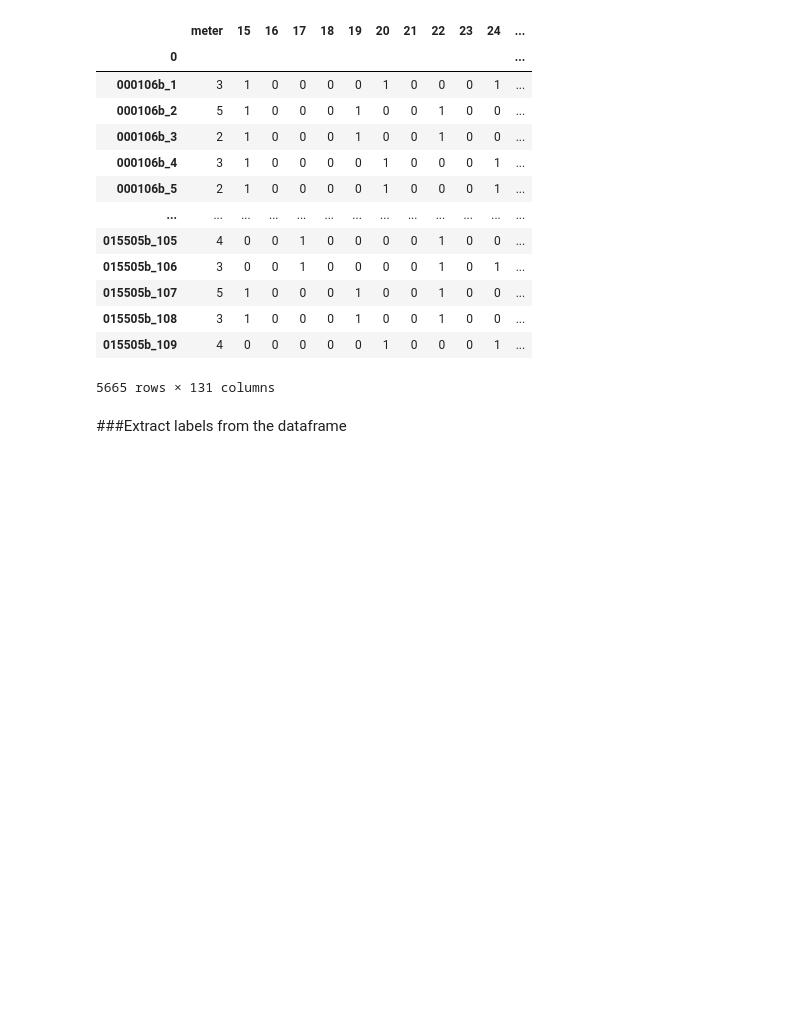
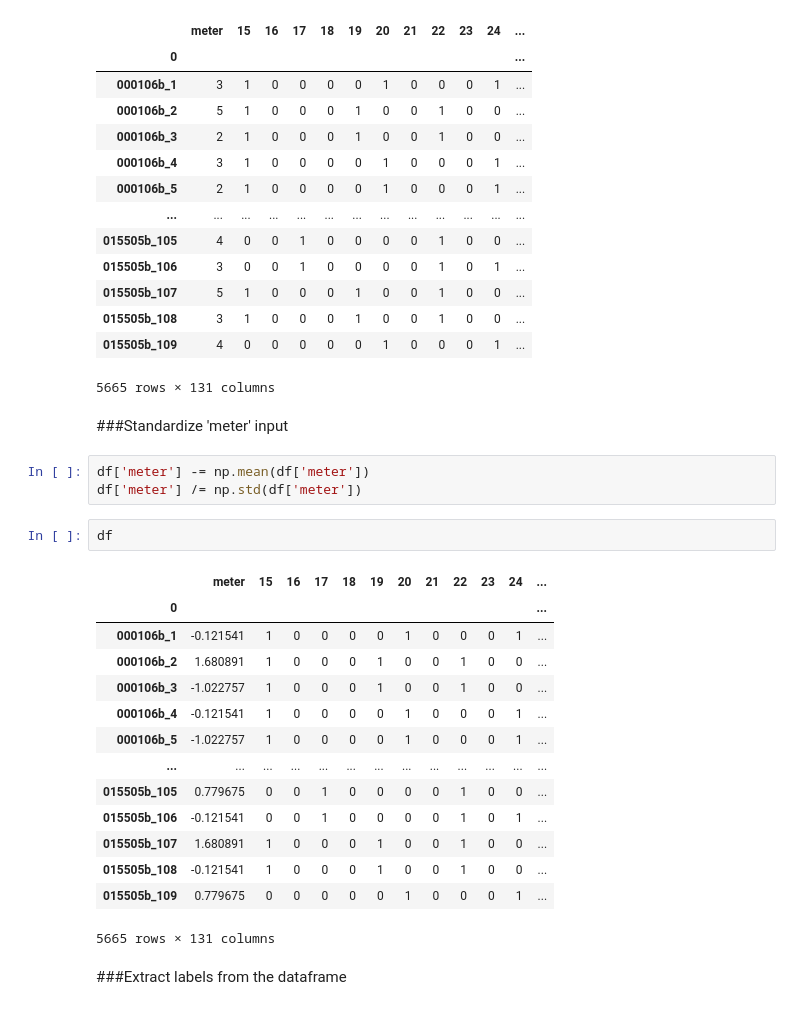
Before and after one commit to chanijung/Deep_Learning_Practice, a Jupyter notebook: chord_classifier_nn.ipynb, the cells around one changed output. Saved outputs shown, nothing was run; the diff lists cells and outputs as text; blank space fills up the shorter version.

```diff
--- a/chord_classifier_nn.ipynb
+++ b/chord_classifier_nn.ipynb
@@ -150,6 +151,28 @@ df
 | 015505b_108 | 3 | 1 | 0 | 0 | 0 | 1 | 0 | 0 | 1 | 0 | 0 | ... |
 | 015505b_109 | 4 | 0 | 0 | 0 | 0 | 0 | 1 | 0 | 0 | 0 | 1 | ... |
 5665 rows × 131 columns
+# %% [markdown]
+###Standardize 'meter' input
+# %%
+df['meter'] -= np.mean(df['meter'])
+df['meter'] /= np.std(df['meter'])
+# %%
+df
+# %% [output]
+|  | meter | 15 | 16 | 17 | 18 | 19 | 20 | 21 | 22 | 23 | 24 | ... |
+| 0 |  |  |  |  |  |  |  |  |  |  |  | ... |
+| 000106b_1 | -0.121541 | 1 | 0 | 0 | 0 | 0 | 1 | 0 | 0 | 0 | 1 | ... |
+| 000106b_2 | 1.680891 | 1 | 0 | 0 | 0 | 1 | 0 | 0 | 1 | 0 | 0 | ... |
+| 000106b_3 | -1.022757 | 1 | 0 | 0 | 0 | 1 | 0 | 0 | 1 | 0 | 0 | ... |
+| 000106b_4 | -0.121541 | 1 | 0 | 0 | 0 | 0 | 1 | 0 | 0 | 0 | 1 | ... |
+| 000106b_5 | -1.022757 | 1 | 0 | 0 | 0 | 0 | 1 | 0 | 0 | 0 | 1 | ... |
+| ... | ... | ... | ... | ... | ... | ... | ... | ... | ... | ... | ... | ... |
+| 015505b_105 | 0.779675 | 0 | 0 | 1 | 0 | 0 | 0 | 0 | 1 | 0 | 0 | ... |
+| 015505b_106 | -0.121541 | 0 | 0 | 1 | 0 | 0 | 0 | 0 | 1 | 0 | 1 | ... |
+| 015505b_107 | 1.680891 | 1 | 0 | 0 | 0 | 1 | 0 | 0 | 1 | 0 | 0 | ... |
+| 015505b_108 | -0.121541 | 1 | 0 | 0 | 0 | 1 | 0 | 0 | 1 | 0 | 0 | ... |
+| 015505b_109 | 0.779675 | 0 | 0 | 0 | 0 | 0 | 1 | 0 | 0 | 0 | 1 | ... |
+5665 rows × 131 columns
 # %% [markdown]
 ###Extract labels from the dataframe
 # %%
```
Also changed, not shown: parts of 9 cells of this notebook.
